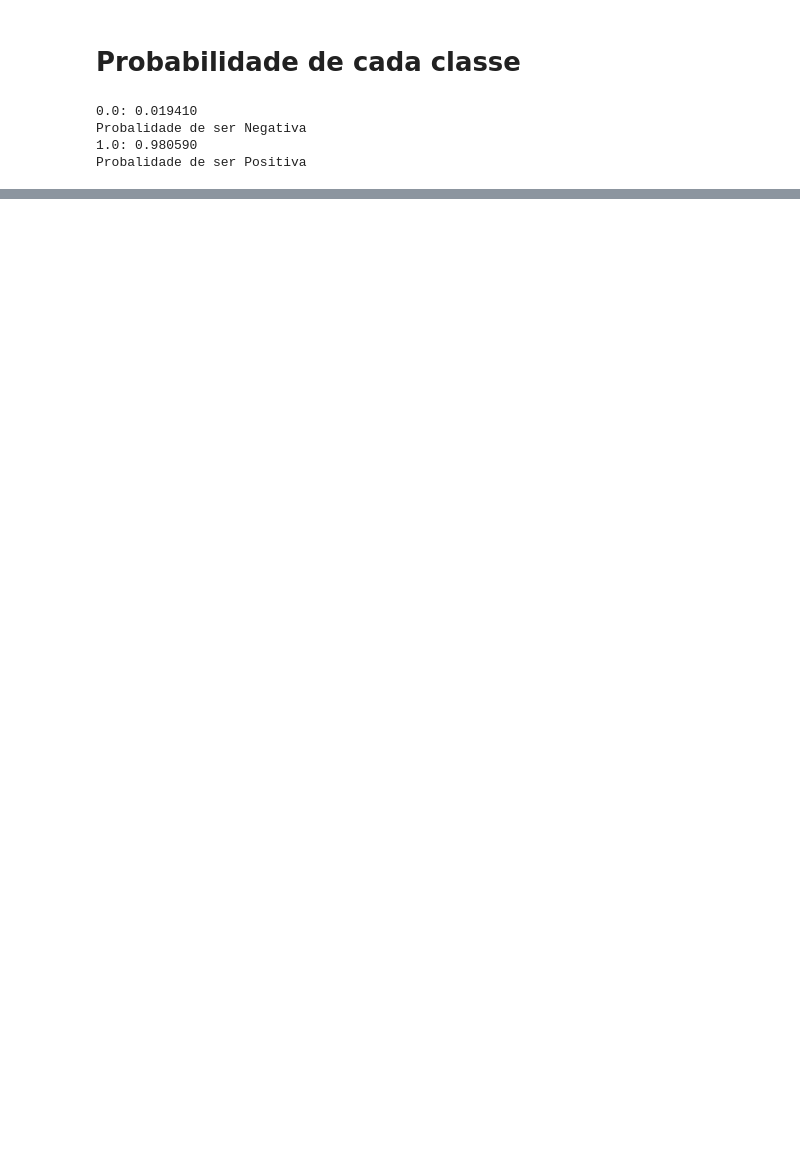
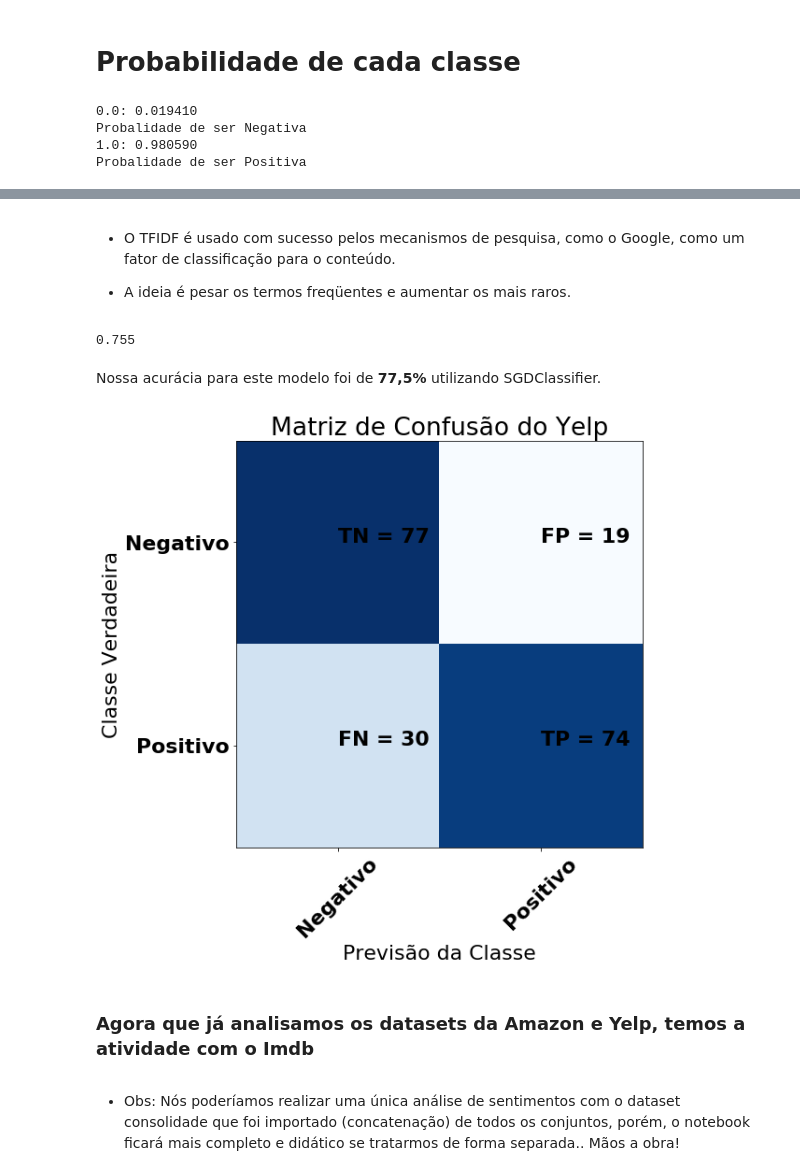
Before and after one commit to hermino/mini_curso_nlp, a Jupyter notebook: minicurso-nlp.ipynb, the cells around one changed output, grey strips where cells are left out. Saved outputs shown, nothing was run; the diff lists cells and outputs as text; code cells hidden in the pictures; blank space fills up the shorter version.

Commit message:
Análise de sentimentos parte dois

```diff
--- a/minicurso-nlp.ipynb
+++ b/minicurso-nlp.ipynb
@@ -437,0 +487,8 @@ Probalidade de ser Positiva
+# %%
+yelp = df_
+
+# A divisão da base de Treino e teste também será de 80/20
+
+X_train, X_test, y_train, y_test = train_test_split(yelp['Sentence'].values.astype('U'),
+                                                   yelp['Class'].values.astype('int32'),
+                                                   test_size=0.20, random_state=42)
@@ -437,0 +506,58 @@ Probalidade de ser Positiva
+# %% [markdown]
+* O TFIDF é usado com sucesso pelos mecanismos de pesquisa, como o Google, como um fator de classificação para o conteúdo.
+
+* A ideia é pesar os termos freqüentes e aumentar os mais raros.
+# %%
+vectorizer = TfidfVectorizer()
+counts = vectorizer.fit_transform(X_train)
+# %%
+vocab = vectorizer.vocabulary_
+classifier = SGDClassifier(penalty='elasticnet', random_state=42)
+targets = y_train
+classifier = classifier.fit(counts, targets)
+example_counts = vectorizer.transform(X_test)
+previsoes = classifier.predict(example_counts)
+# %%
+print(accuracy_score(y_test, previsoes))
+# %% [output]
+0.755
+# %% [markdown]
+Nossa acurácia para este modelo foi de **77,5%** utilizando SGDClassifier.
+# %%
+# Caracteristicas das fontes
+
+font = {
+    'family' : 'normal',
+    'weight' : 'bold',
+    'size' : 22}
+
+plt.rc('font', **font)
+
+cm = confusion_matrix(y_test, previsoes)
+plt.figure(figsize=(12,8))
+plt.clf()
+plt.imshow(cm, interpolation='nearest', cmap='Blues')
+classNames = ['Negativo','Positivo']
+plt.title('Matriz de Confusão do Yelp')
+plt.ylabel('Classe Verdadeira')
+plt.xlabel('Previsão da Classe')
+tick_marks = np.arange(len(classNames))
+plt.xticks(tick_marks, classNames, rotation=45)
+plt.yticks(tick_marks, classNames)
+s = [['TN','FP'], ['FN','TP']]
+
+for i in range(2):
+    for j in range(2):
+        plt.text(j,i,str(s[i][j])+' = ' + str(cm[i][j]))
+
+plt.show()
+# %% [output]
+[figure, added]
+# %% [markdown]
+<h3>
+
+ Agora que já analisamos os datasets da Amazon e Yelp, temos a atividade com o Imdb
+
+</h3>
+# %% [markdown]
+* Obs: Nós poderíamos realizar uma única análise de sentimentos com o dataset consolidade que foi importado (concatenação) de todos os conjuntos, porém, o notebook ficará mais completo e didático se tratarmos de forma separada.. Mãos a obra!
```
Also changed, not shown: parts of 39 cells of this notebook, 2 other files.
